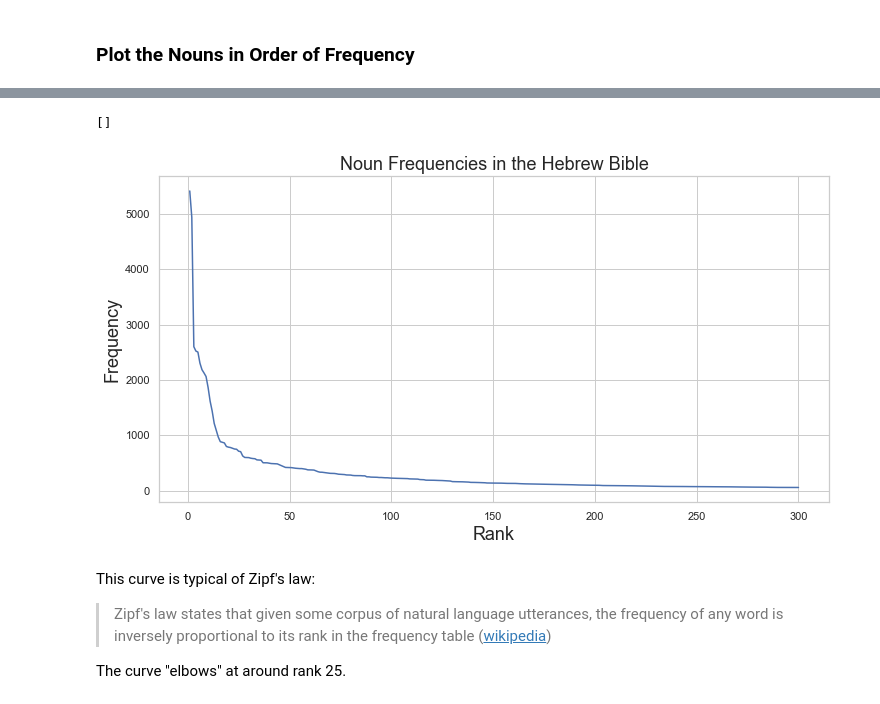
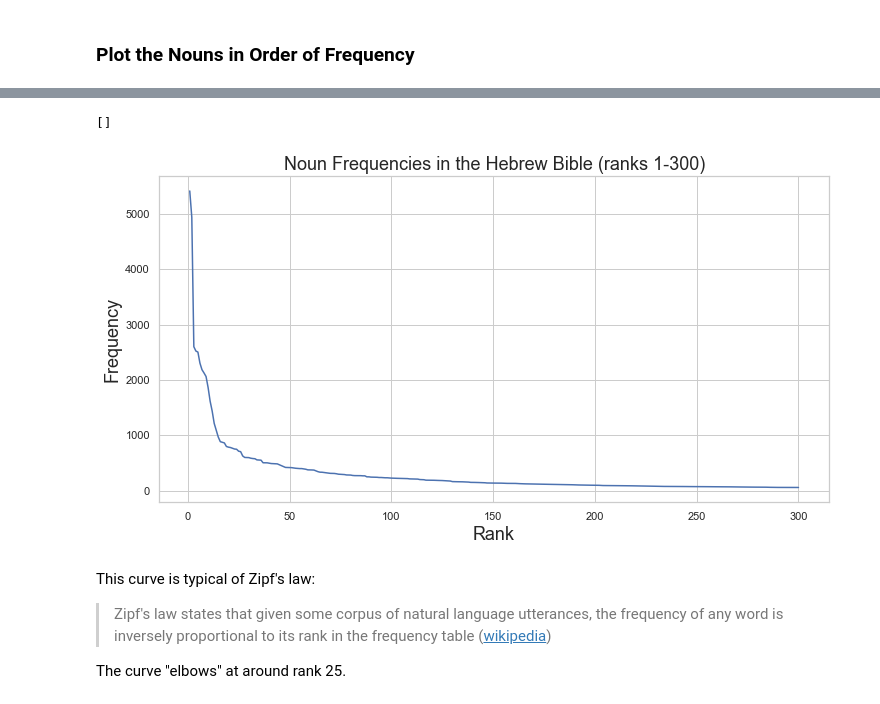
Before and after one commit to codykingham/noun_semantics, a Jupyter notebook: noun_semantics.ipynb, the cells around one changed output, grey strips where cells are left out. Saved outputs shown, nothing was run; the diff lists cells and outputs as text; code cells hidden in the pictures.

```diff
--- a/noun_semantics.ipynb
+++ b/noun_semantics.ipynb
@@ -76,13 +76,13 @@ plt.plot()
 # %%
 plt.figure(figsize=(12, 6))
 plt.plot(x_count[:300], y_freqs[:300])
-plt.title(title, size=18)
+plt.title(title + f' (ranks 1-300)', size=18)
 plt.xlabel(xlabel, size=18)
 plt.ylabel(ylabel, size=18)
 plt.plot()
 # %% [output]
 []
-[figure, old version]
+[figure, new version]
 # %% [markdown]
 This curve is typical of Zipf's law:
 
```
Also changed, not shown: parts of 1 cell of this notebook.
